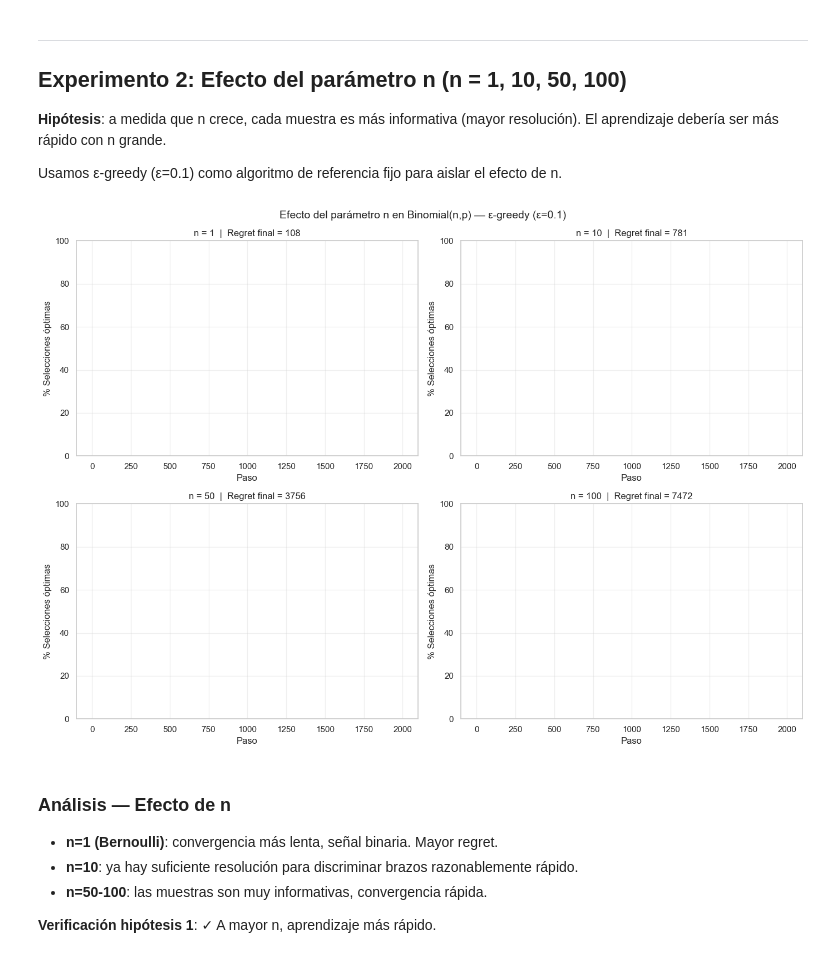
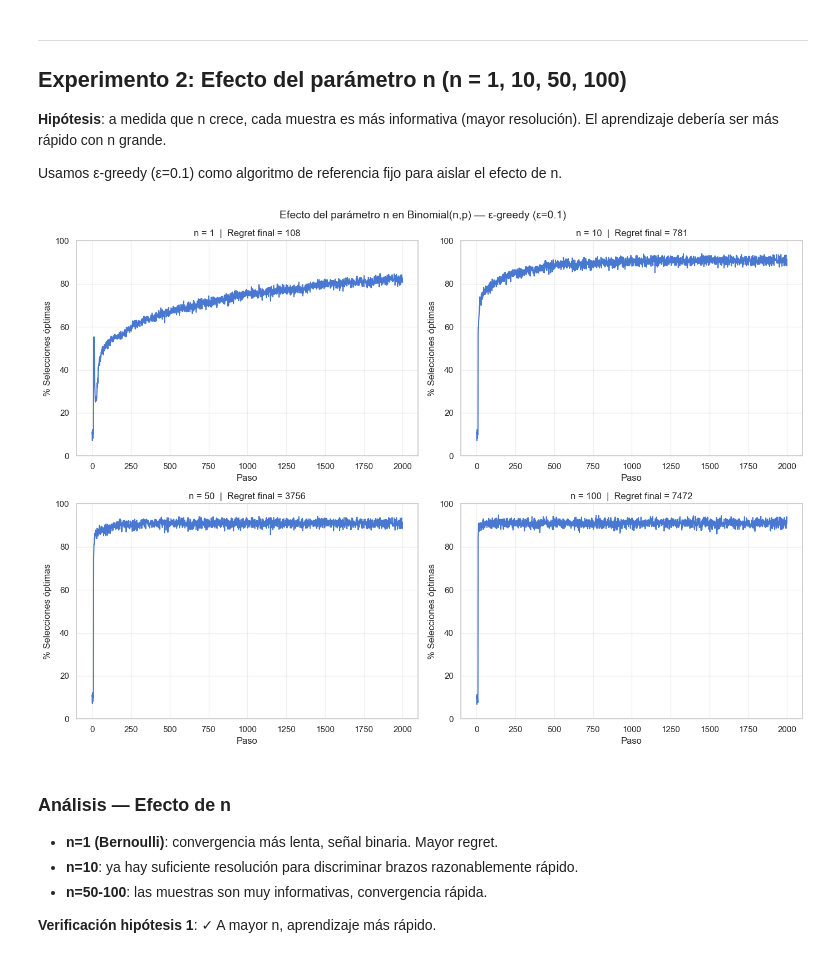
Before and after one commit to Camacho-umu/EML-P1, a Jupyter notebook: eml_k_bandit-main/estudio_comparativo_binomial.ipynb, the cells around one changed output. Cells and saved outputs as stored; diff of their text form; code cells hidden in the pictures.

```diff
--- a/eml_k_bandit-main/estudio_comparativo_binomial.ipynb
+++ b/eml_k_bandit-main/estudio_comparativo_binomial.ipynb
@@ -135,31 +135,31 @@ Usamos ε-greedy (ε=0.1) como algoritmo de referencia fijo para aislar el efect
 # %%
 np.random.seed(SEED)
 
 k, steps, runs = 10, 2000, 500
 n_values = [1, 10, 50, 100]
 
 fig, axes = plt.subplots(2, 2, figsize=(14, 10))
 fig.suptitle('Efecto del parámetro n en Binomial(n,p) — ε-greedy (ε=0.1)', fontsize=14)
 
 for idx, n_val in enumerate(n_values):
     np.random.seed(SEED)  # Misma semilla para comparar
     ax = axes[idx // 2, idx % 2]
 
     bandit_n = Bandit(arms=ArmBinomial.generate_arms(k, n=n_val, p_min=0.1, p_max=0.9))
     algo_n = [EpsilonGreedy(k=k, epsilon=0.1)]
     rew_n, opt_n, reg_n, _ = run_experiment(bandit_n, algo_n, steps, runs)
 
-    ax.plot(opt_n[0] * 100, label=f'n={n_val}')
+    ax.plot(opt_n[0], label=f'n={n_val}')
     ax.set_title(f'n = {n_val}  |  Regret final = {reg_n[0, -1]:.0f}')
     ax.set_xlabel('Paso')
     ax.set_ylabel('% Selecciones óptimas')
     ax.set_ylim(0, 100)
     ax.grid(True, alpha=0.3)
 
 plt.tight_layout()
 plt.show()
 # %% [output]
-[figure, old version]
+[figure, new version]
 # %% [markdown]
 ### Análisis — Efecto de n
 
```
Also changed, not shown: parts of 7 cells of this notebook, 1 other file.
